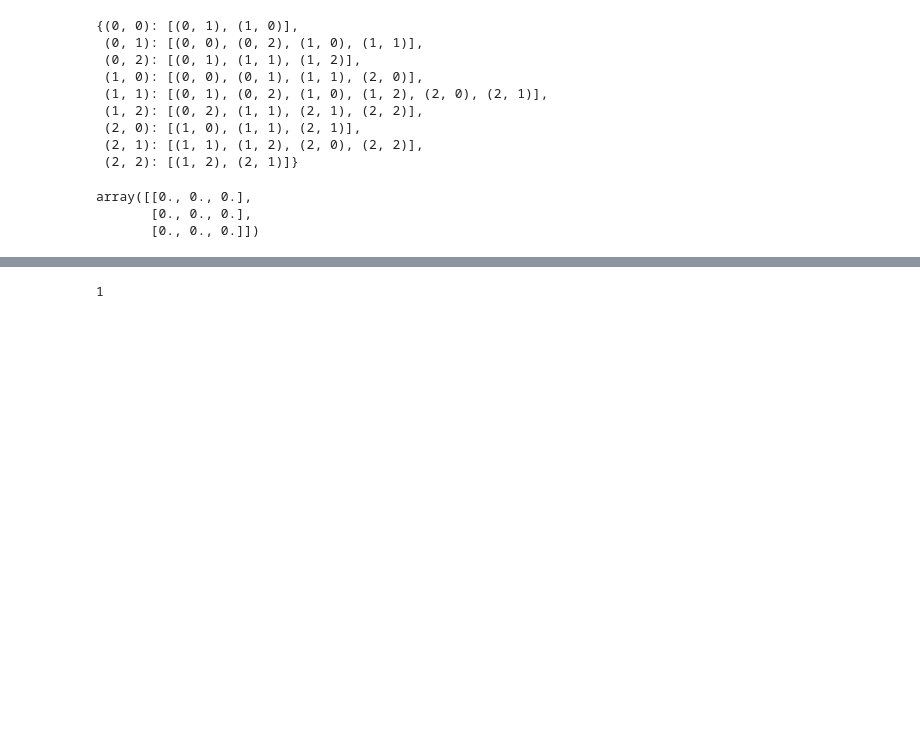
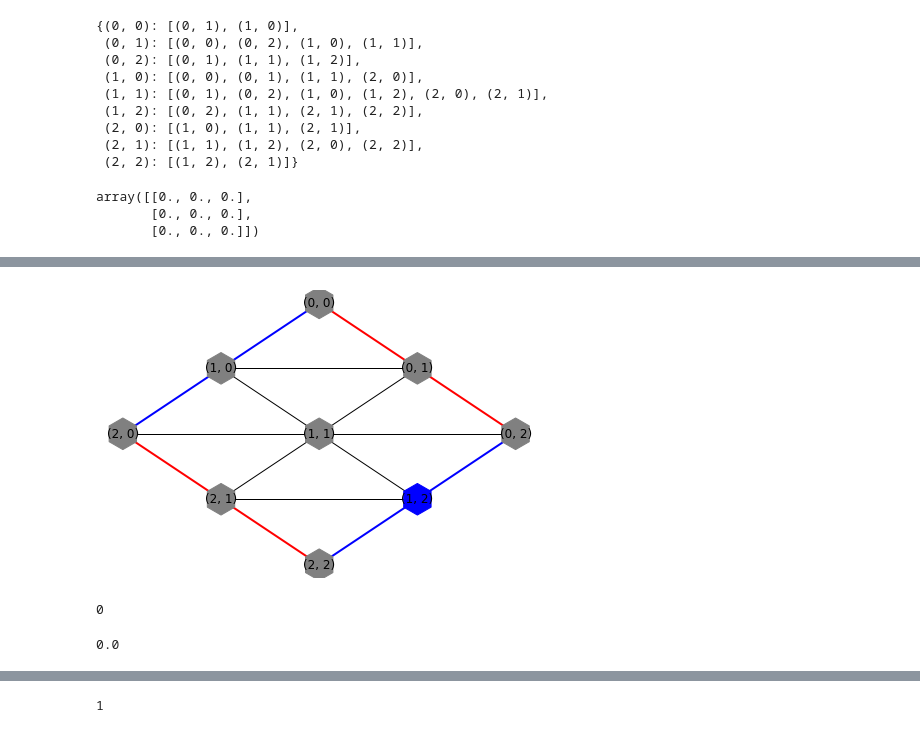
Before and after one commit to AndersBjelland/IT3105_Project2, a Jupyter notebook: MCTS test.ipynb, the cells around one changed output, grey strips where cells are left out. Saved outputs shown, nothing was run; the diff lists cells and outputs as text; code cells hidden in the pictures; blank space fills up the shorter version.

Commit message:
numpy representation of board

```diff
--- a/MCTS test.ipynb
+++ b/MCTS test.ipynb
@@ -25,3 +137,5 @@ d.cells
 array([[0., 0., 0.],
        [0., 0., 0.],
        [0., 0., 0.]])
+# %%
+e = Hex((3,3))
@@ -27,0 +166,12 @@ array([[0., 0., 0.],
+# %%
+e.display_board()
+# %% [output]
+[figure, added]
+# %%
+e.get_winner()
+# %% [output]
+0
+# %%
+e.value_of((2,2))
+# %% [output]
+0.0
```
Also changed, not shown: parts of 27 cells of this notebook, 4 other files.
